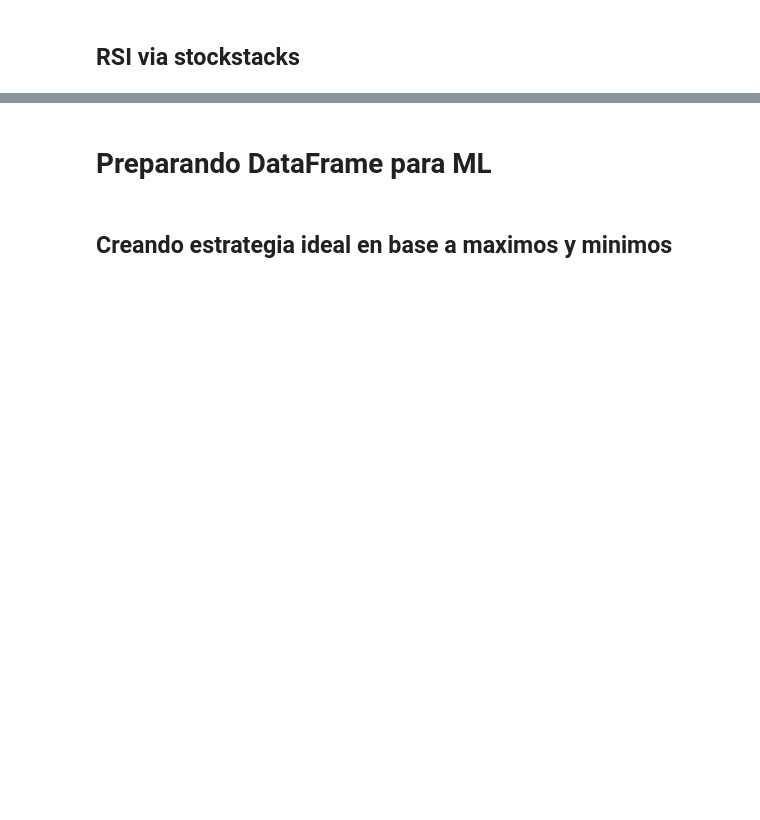
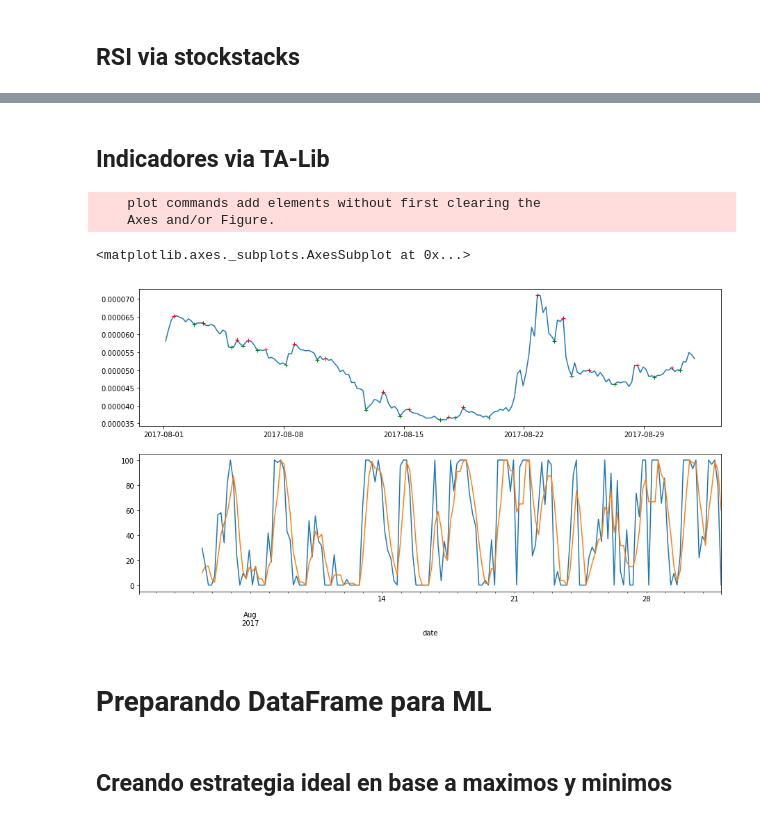
Before and after one commit to ADCryptoSolutions/adcb, a Jupyter notebook: ML strategy.ipynb, the cells around one changed output, grey strips where cells are left out. Cells and saved outputs as stored; diff of their text form; code cells hidden in the pictures; blank space fills up the shorter version.

```diff
--- a/ML strategy.ipynb
+++ b/ML strategy.ipynb
@@ -110,3 +99,36 @@ See the caveats in the documentation: http://pandas.pydata.org/pandas-docs/stabl
+# %%
+from peakdetect import peakdetect
+
+y = df['close'].values
+x = df.index[:].values
+
+_max, _min = peakdetect(y, x, 3)
+
+xm = [p[0] for p in _max]
+ym = [p[1] for p in _max]
+xn = [p[0] for p in _min]
+yn = [p[1] for p in _min]
+# %% [markdown]
+## Indicadores via TA-Lib
+# %%
+import talib
+
+df["fastk"], df["fastd"] = talib.STOCHRSI(df["close"].values, timeperiod=14, fastk_period=5, fastd_period=3, fastd_matype=0)
+
+plt.subplot(211)
+plot = plt.plot(x, y)
+plt.hold(True)
+plt.plot(xm, ym, "r+")
+plt.plot(xn, yn, "g+")
+plt.subplot(212)
+plt.hlines(y=20,xmin=df.index[0],xmax=df.index[-1])
+df["fastk"].plot()
+df["fastd"].plot()
+# %% [output]
+    plot commands add elements without first clearing the
+    Axes and/or Figure.
+<matplotlib.axes._subplots.AxesSubplot at 0x...>
+[figure, added]
 # %% [markdown]
 # Preparando DataFrame para ML
 # %% [markdown]
```
Also changed, not shown: parts of 8 cells of this notebook, 3 other files.
